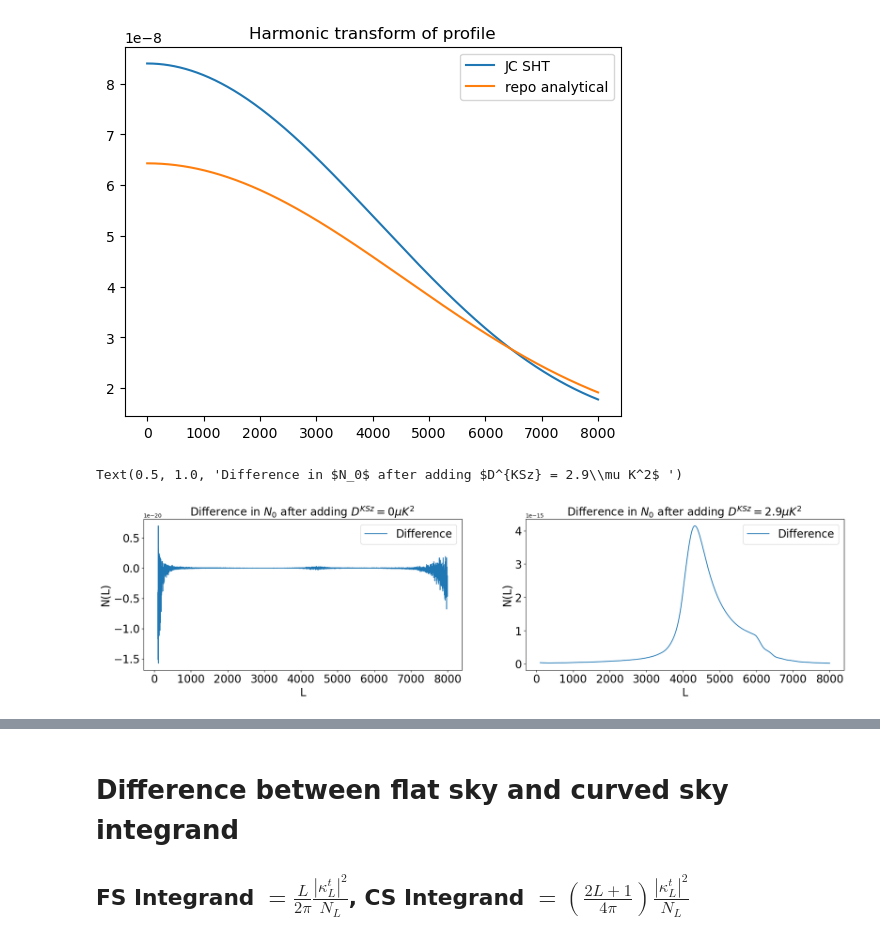
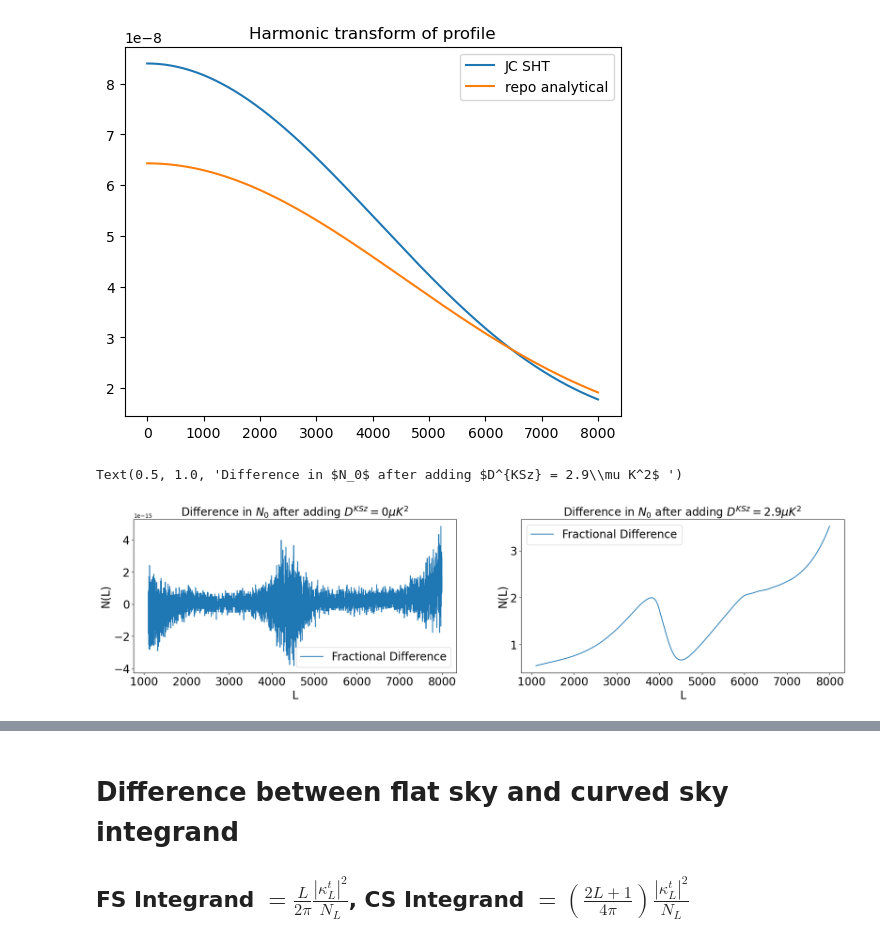
Before and after one commit to s-Sayan/cluster_lensing_files, a Jupyter notebook: notebooks/sayan/compare_srini_rightfig_sayan.ipynb, the cells around one changed output, grey strips where cells are left out. Drawn from its saved outputs; the diff is of its cells as text; code cells hidden in the pictures.

```diff
--- a/notebooks/sayan/compare_srini_rightfig_sayan.ipynb
+++ b/notebooks/sayan/compare_srini_rightfig_sayan.ipynb
@@ -136,7 +139,7 @@ cls_len = cls_len_fid
 cls_unl = cls_unl_fid
 cls_weight = cls_len_fid
 
-fals = {'tt': cli(cls_len['tt'][:lmax_ivf + 1] + (nlevt / 180 / 60 * np.pi) ** 2 / transf ** 2) + kSZ_Cl / transf ** 2}
+fals = {'tt': cli(cls_len['tt'][:lmax_ivf + 1] + ((nlevt / 180 / 60 * np.pi) ** 2 / transf ** 2) + kSZ_Cl / transf ** 2)}
 fals['tt'][:lmin_ivf] *= 0.
 fals['ee'] = cli(cls_len['ee'][:lmax_ivf + 1] + (nlevt * np.sqrt(2.) / 180 / 60 * np.pi) ** 2 / transf ** 2)
 fals['ee'][:lmin_ivf] *= 0.
@@ -156,20 +159,20 @@ NL_final = NL["ptt"][ell]*pp_to_kk(ell)
 # %%
 n=100
 m=-1
 fig, ax = plt.subplots(nrows=1, ncols=2,figsize=(23,5))
-ax[0].plot(ell[n:m], NL_final[n:m]-N0_kk[n:m], label='Difference')
+ax[0].plot(ell[n:m], (N0_kk[n:m]-NL_final[n:m])/NL_final[n:m], label='Fractional Difference')
 ax[0].tick_params(axis='both', which='major', labelsize=20)
 ax[0].set_xlabel('L', fontsize=20)
 ax[0].set_ylabel('N(L)', fontsize=20)
 ax[0].legend(fontsize=20)
 ax[0].set_title(r"Difference in $N_0$ after adding $D^{KSz} = 0\mu K^2$ ", fontsize=20)
 
-ax[1].plot(ell[n:m], NL_final[n:m]-N0_kk_1[n:m], label='Difference')
+ax[1].plot(ell[n:m], (N0_kk_1[n:m]-NL_final[n:m])/NL_final[n:m], label='Fractional Difference')
 ax[1].tick_params(axis='both', which='major', labelsize=20)
 ax[1].set_xlabel('L', fontsize=20)
 ax[1].set_ylabel('N(L)', fontsize=20)
 ax[1].legend(fontsize=20)
 ax[1].set_title(r"Difference in $N_0$ after adding $D^{KSz} = 2.9\mu K^2$ ", fontsize=20)
 # %% [output]
 Text(0.5, 1.0, 'Difference in $N_0$ after adding $D^{KSz} = 2.9\\mu K^2$ ')
-[figure, old version]
+[figure, new version]
```
Also changed, not shown: parts of 9 cells of this notebook.
